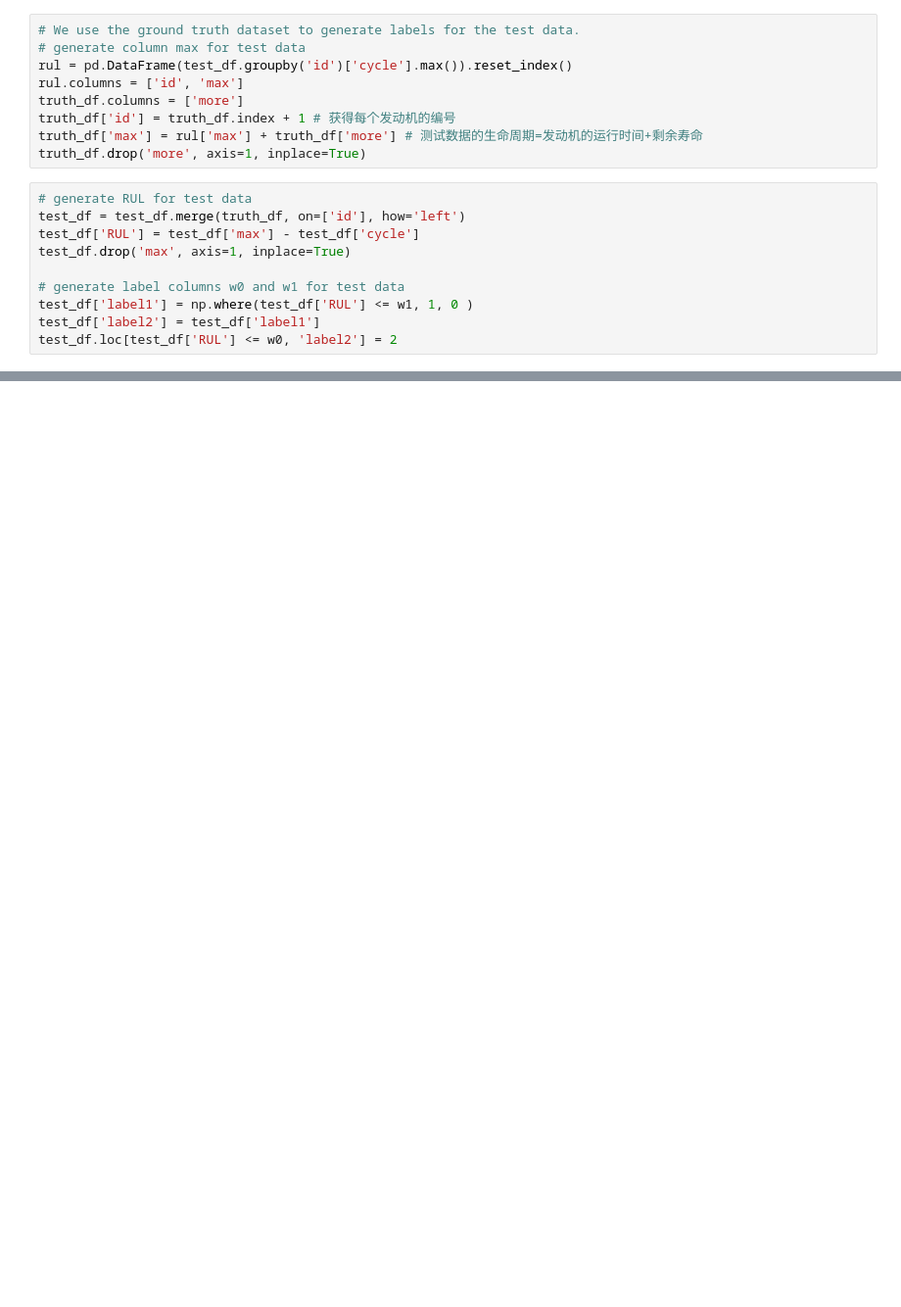
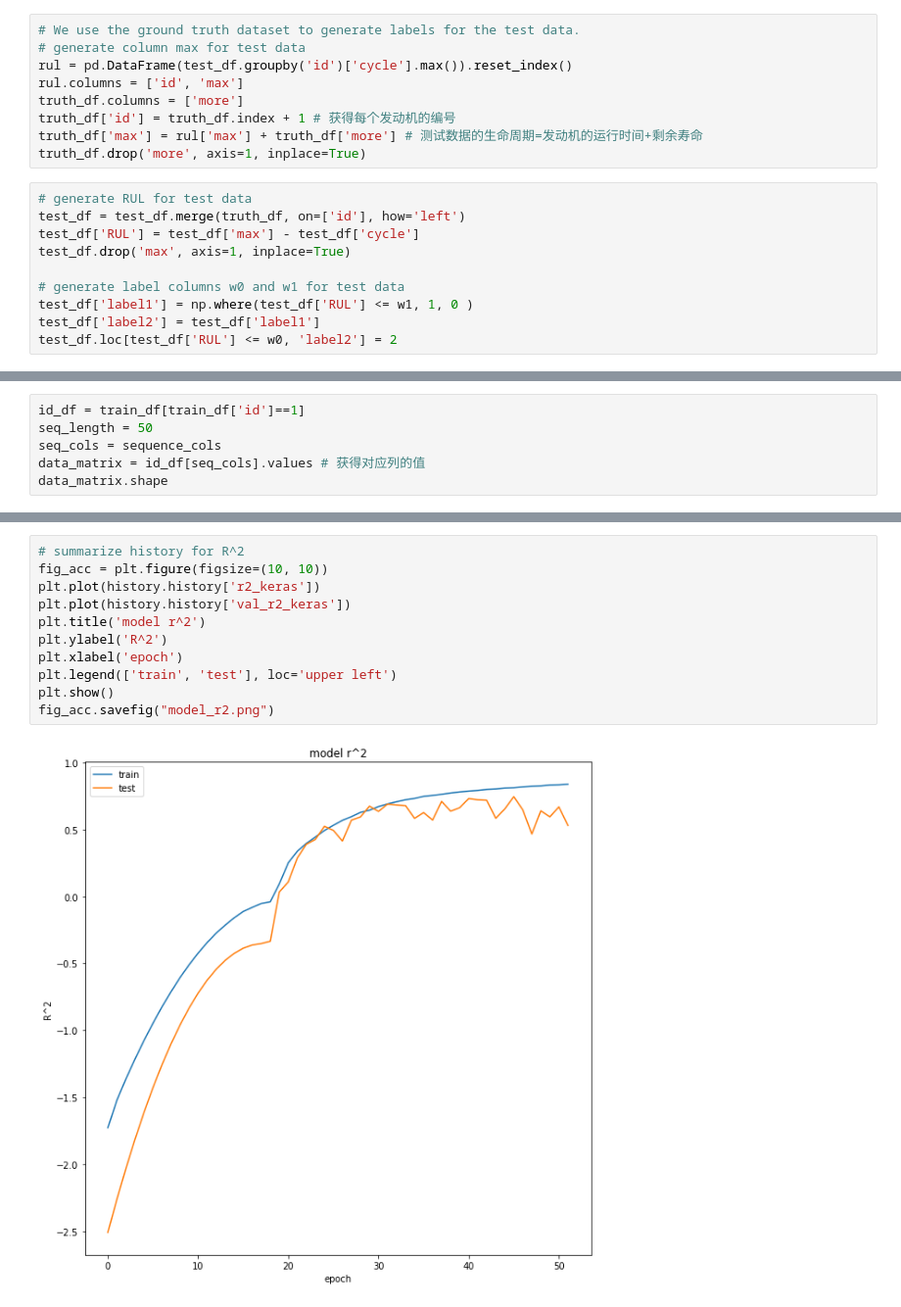
Before and after one commit to yrrSelena/RUL, a Jupyter notebook: RUL.ipynb, the cells around one changed output, grey strips where cells are left out. Shown at 98% size. Saved outputs shown, nothing was run; the diff lists cells and outputs as text; blank space fills up the shorter version.

```diff
--- a/RUL.ipynb
+++ b/RUL.ipynb
@@ -232,0 +192,6 @@ label_array.shape
+# %%
+id_df = train_df[train_df['id']==1]
+seq_length = 50
+seq_cols = sequence_cols
+data_matrix = id_df[seq_cols].values # 获得对应列的值
+data_matrix.shape
@@ -232,0 +327,13 @@ label_array.shape
+# %%
+# summarize history for R^2
+fig_acc = plt.figure(figsize=(10, 10))
+plt.plot(history.history['r2_keras'])
+plt.plot(history.history['val_r2_keras'])
+plt.title('model r^2')
+plt.ylabel('R^2')
+plt.xlabel('epoch')
+plt.legend(['train', 'test'], loc='upper left')
+plt.show()
+fig_acc.savefig("model_r2.png")
+# %% [output]
+[figure, added]
```
Also changed, not shown: parts of 31 cells of this notebook.
